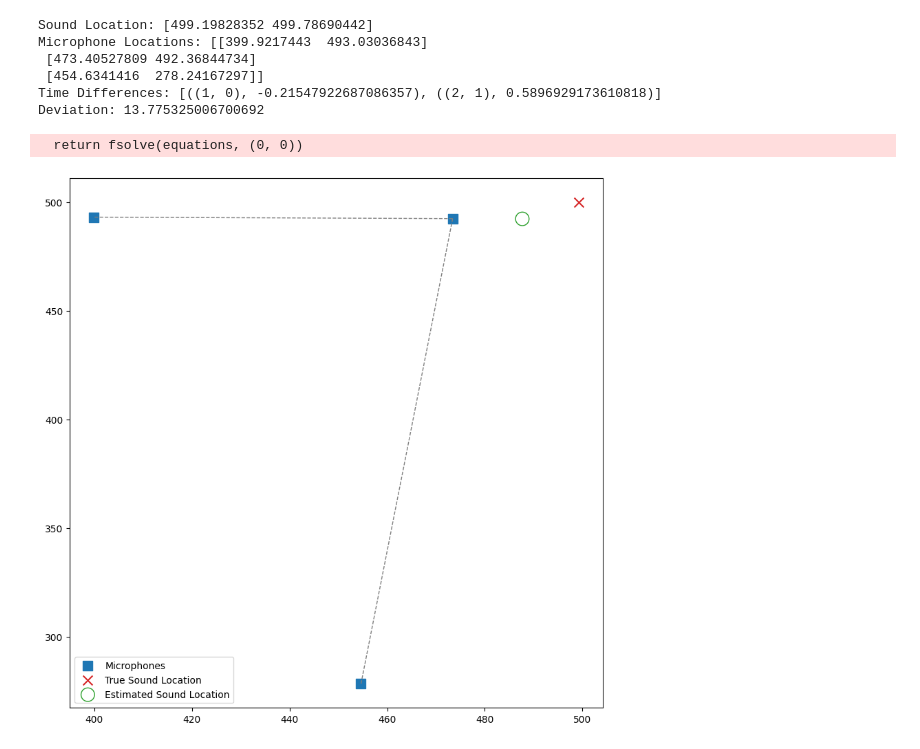
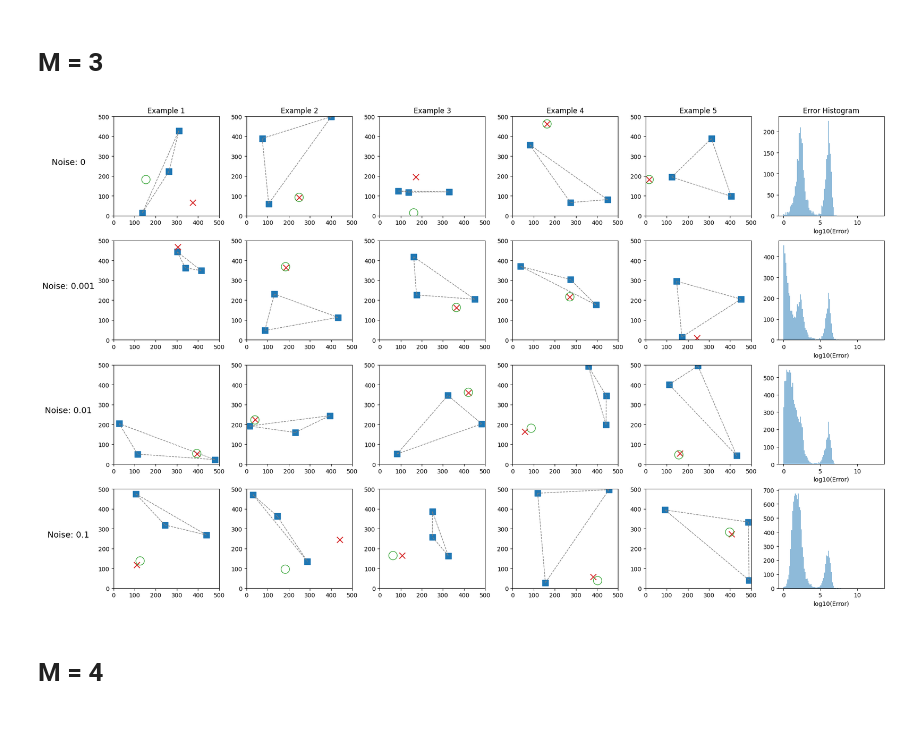
Before and after one commit to psaegert/tdoa, a Jupyter notebook: experimental/test.ipynb, the cells around one changed output. Cells and saved outputs as stored; diff of their text form; code cells hidden in the pictures.

Commit message:
Compare M=3 vs M=4 microphones

```diff
--- a/experimental/test.ipynb
+++ b/experimental/test.ipynb
@@ -4,37 +5,48 @@ import matplotlib.pyplot as plt
 # %%
 from tdoa import tdoa_trilateration, generate_random_tdoa_data
+# %%
+noise_levels = [0, 0.001, 0.01, 0.1]
+# %% [markdown]
+# M = 3
+# %%
+errors = {}
+for noise_level in noise_levels:
+    errors[noise_level] = []
+    for _ in tqdm(range(10_000)):
+        sound_loc, mic_locations, time_diffs = generate_random_tdoa_data(xmin=0, xmax=500, m=3, noise=noise_level, all_pairs=True)
+        x, y = tdoa_trilateration(mic_locations=mic_locations, time_diffs=time_diffs)
+        errors[noise_level].append(np.linalg.norm(sound_loc - np.array([x, y])))
 # %%
-sound_loc, mic_locations, time_diffs = generate_random_tdoa_data(0, 500, n=3, noise=0.01)
-print('Sound Location: {}'.format(sound_loc))
-print('Microphone Locations: {}'.format(mic_locations))
-print('Time Differences: {}'.format(time_diffs))
+fig, axes = plt.subplots(len(noise_levels), 6, figsize=(20, len(noise_levels) * 3))
 
-# Estimate sound location
-est_loc = tdoa_trilateration(mic_locations, time_diffs)
+for r, (ax_row, noise) in enumerate(zip(axes, noise_levels)):
+    for k, ax in enumerate(ax_row[:-1]):
+        sound_loc, mic_locations, time_diffs = generate_random_tdoa_data(0, 500, m=3, noise=noise, all_pairs=True)
+        est_loc = tdoa_trilateration(mic_locations, time_diffs)
+        ax.scatter(*zip(*mic_locations), color='tab:blue', label='Microphones', s=100, marker='s')
+        ax.scatter(*sound_loc, color='tab:red', label='True Sound Location', s=100, marker='x')
+        ax.scatter(*est_loc, color='tab:green', label='Estimated Sound Location', facecolors='none', s=200, marker='o')
+        for mic_pair, time_diff in time_diffs:
+            i, j = mic_pair
+            x1, y1 = mic_locations[i]
+            x2, y2 = mic_locations[j]
+            ax.plot([x1, x2], [y1, y2], color='gray', linestyle='dashed', linewidth=1)
+        # ax.legend()
+        if k == 0:
+            ax.set_ylabel(f'Noise: {noise}', fontsize=14, rotation=0, labelpad=50)
+        if r == 0:
+            ax.set_title(f'Example {k+1}')
+        ax.set_xlim(0, 500)
+        ax.set_ylim(0, 500)
 
-print(f'Deviation: {np.sqrt((sound_loc[0] - est_loc[0])**2 + (sound_loc[1] - est_loc[1])**2)}')
+    ax = ax_row[-1]
+    ax.hist(np.log10(errors[noise]), bins=np.linspace(-0, 13, 100), color='tab:blue', alpha=0.5)
+    ax.set_xlabel('log10(Error)')
+    if r == 0:
+        ax.set_title('Error Histogram')
 
-fig, ax = plt.subplots(1, 1, figsize=(10, 10))
-
-# Plot sound location, microphone locations, and estimated sound source location
-ax.scatter(*zip(*mic_locations), color='tab:blue', label='Microphones', s=100, marker='s')
-ax.scatter(*sound_loc, color='tab:red', label='True Sound Location', s=100, marker='x')
-ax.scatter(*est_loc, color='tab:green', label='Estimated Sound Location', facecolors='none', s=200, marker='o')
-
-# Plot faint lines between microphone pairs
-for mic_pair, time_diff in time_diffs:
-    i, j = mic_pair
-    x1, y1 = mic_locations[i]
-    x2, y2 = mic_locations[j]
-    ax.plot([x1, x2], [y1, y2], color='gray', linestyle='dashed', linewidth=1)
-
-ax.legend();
+fig.tight_layout()
 # %% [output]
-Sound Location: [499.19828352 499.78690442]
-Microphone Locations: [[399.9217443  493.03036843]
- [473.40527809 492.36844734]
- [454.6341416  278.24167297]]
-Time Differences: [((1, 0), -0.21547922687086357), ((2, 1), 0.5896929173610818)]
-Deviation: 13.775325006700692
-  return fsolve(equations, (0, 0))
-[figure, old version]
+[figure, new version]
+# %% [markdown]
+# M = 4
```
Also changed, not shown: parts of 3 cells of this notebook, 3 other files.
